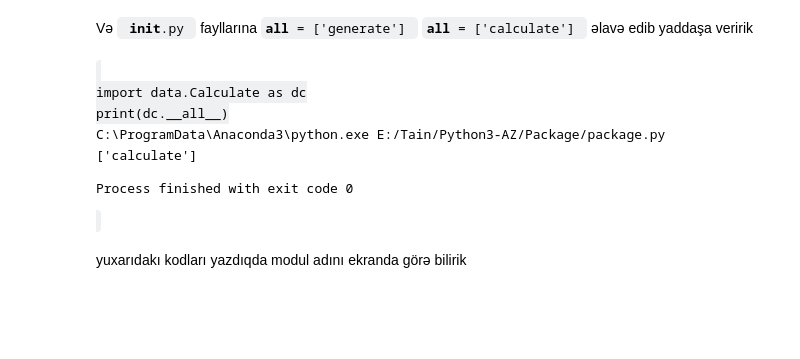
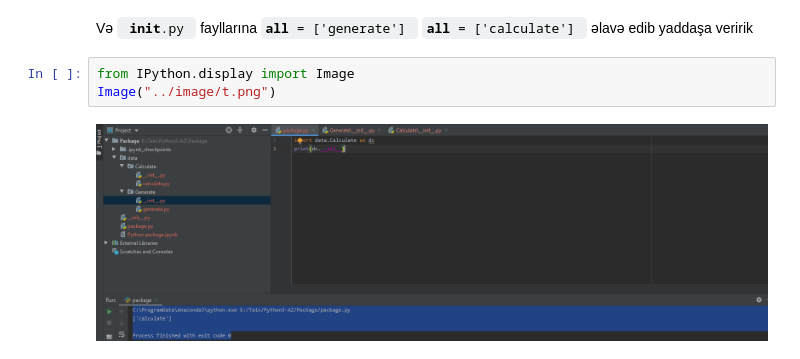
Before and after one commit to RashadGarayev/Python3-AZ, a Jupyter notebook: Python package.ipynb, the cells around one changed output. Cells and saved outputs as stored; diff of their text form; blank space fills up the shorter version.

```diff
--- a/Python package.ipynb
+++ b/Python package.ipynb
@@ -97,19 +97,8 @@ Image("../image/pack1.png")
 [figure]
 # %% [markdown]
 Və <code> __init__.py </code> fayllarına <code>__all__ = ['generate'] </code>    <code>__all__ = ['calculate'] </code> əlavə edib yaddaşa veririk
-# %% [markdown]
-<code>
-import data.Calculate as dc
-print(dc.__all__)
-
-
-
-
-C:\ProgramData\Anaconda3\python.exe E:/Tain/Python3-AZ/Package/package.py
-['calculate']
-
-Process finished with exit code 0
-
-</code>
-# %% [markdown]
-yuxarıdakı kodları yazdıqda modul adını ekranda görə bilirik
+# %%
+from IPython.display import Image
+Image("../image/t.png")
+# %% [output]
+[figure, added]
```
